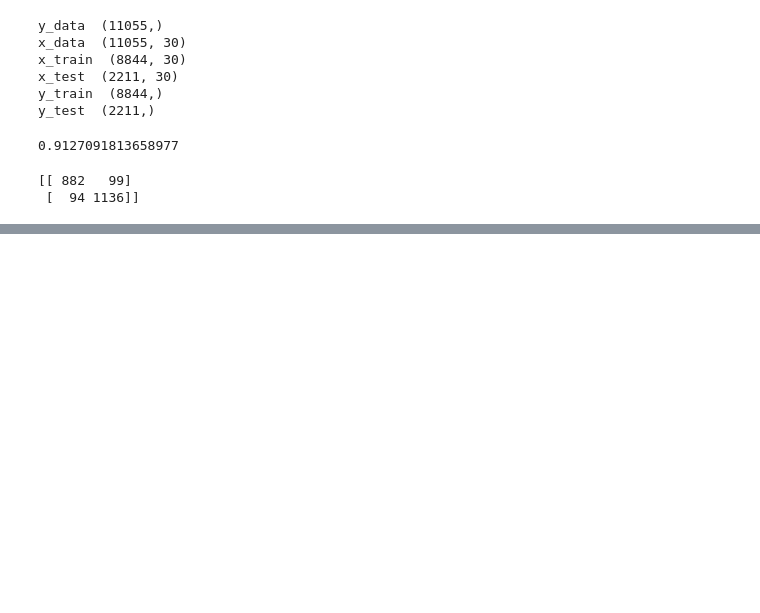
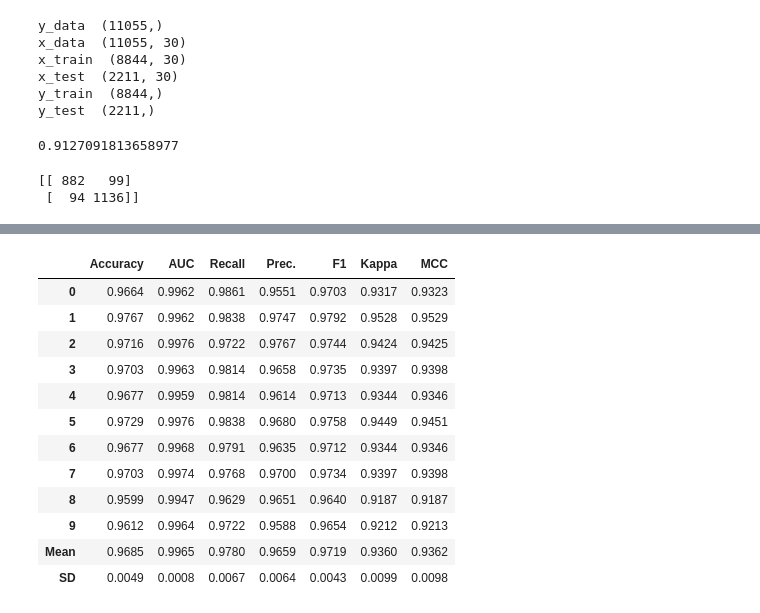
Before and after one commit to MrDerrs/Phishing-with-Machine-Learning, a Jupyter notebook: ML_Phishing.ipynb, the cells around one changed output, grey strips where cells are left out. Drawn from its saved outputs; the diff is of its cells as text; code cells hidden in the pictures; blank space fills up the shorter version.

```diff
--- a/ML_Phishing.ipynb
+++ b/ML_Phishing.ipynb
@@ -224,0 +388,16 @@ print(cm)
+# %%
+tuned_model = tune_model(cat, optimize = 'Accuracy')
+# %% [output]
+|  | Accuracy | AUC | Recall | Prec. | F1 | Kappa | MCC |
+| 0 | 0.9664 | 0.9962 | 0.9861 | 0.9551 | 0.9703 | 0.9317 | 0.9323 |
+| 1 | 0.9767 | 0.9962 | 0.9838 | 0.9747 | 0.9792 | 0.9528 | 0.9529 |
+| 2 | 0.9716 | 0.9976 | 0.9722 | 0.9767 | 0.9744 | 0.9424 | 0.9425 |
+| 3 | 0.9703 | 0.9963 | 0.9814 | 0.9658 | 0.9735 | 0.9397 | 0.9398 |
+| 4 | 0.9677 | 0.9959 | 0.9814 | 0.9614 | 0.9713 | 0.9344 | 0.9346 |
+| 5 | 0.9729 | 0.9976 | 0.9838 | 0.9680 | 0.9758 | 0.9449 | 0.9451 |
+| 6 | 0.9677 | 0.9968 | 0.9791 | 0.9635 | 0.9712 | 0.9344 | 0.9346 |
+| 7 | 0.9703 | 0.9974 | 0.9768 | 0.9700 | 0.9734 | 0.9397 | 0.9398 |
+| 8 | 0.9599 | 0.9947 | 0.9629 | 0.9651 | 0.9640 | 0.9187 | 0.9187 |
+| 9 | 0.9612 | 0.9964 | 0.9722 | 0.9588 | 0.9654 | 0.9212 | 0.9213 |
+| Mean | 0.9685 | 0.9965 | 0.9780 | 0.9659 | 0.9719 | 0.9360 | 0.9362 |
+| SD | 0.0049 | 0.0008 | 0.0067 | 0.0064 | 0.0043 | 0.0099 | 0.0098 |
```
Also changed, not shown: parts of 12 cells of this notebook.
